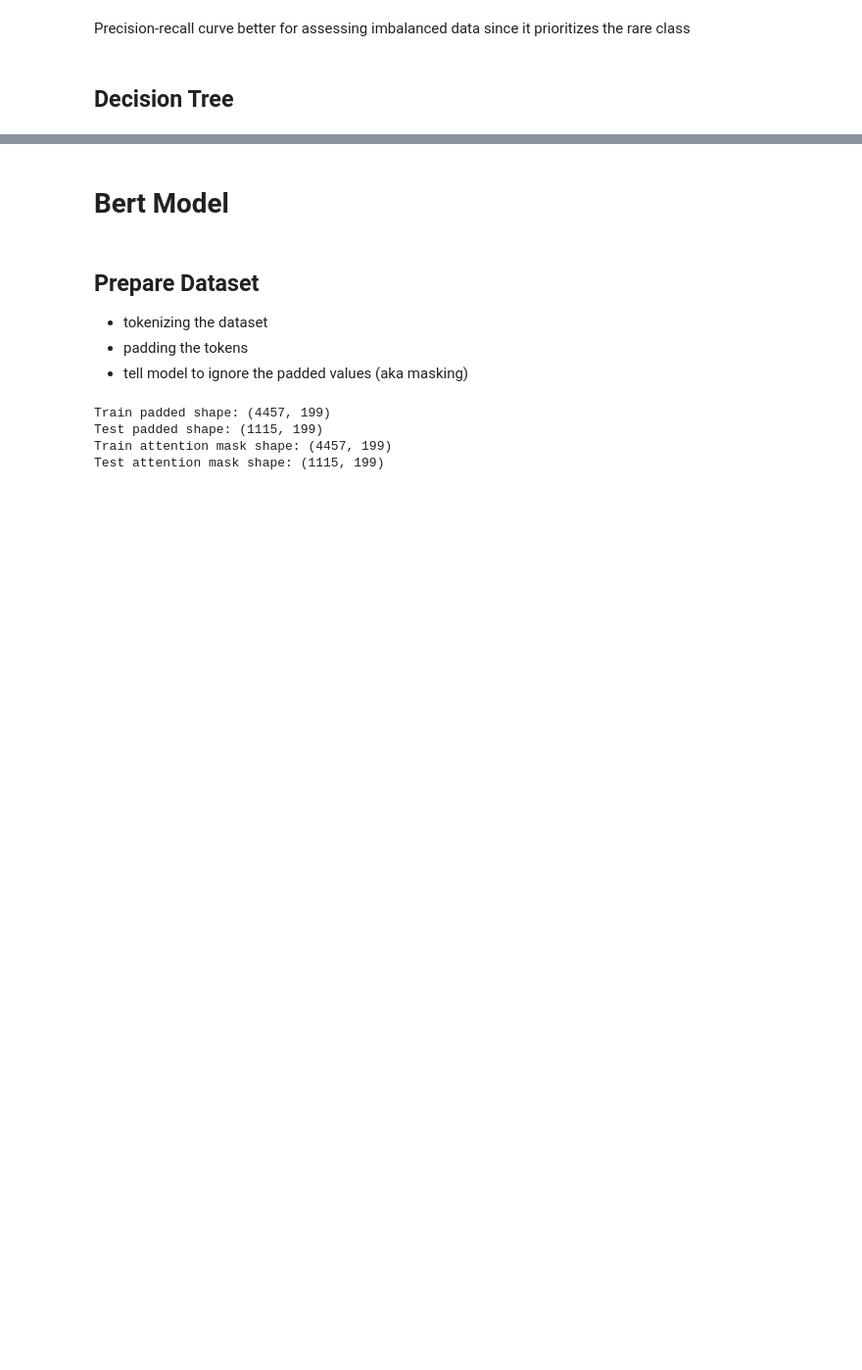
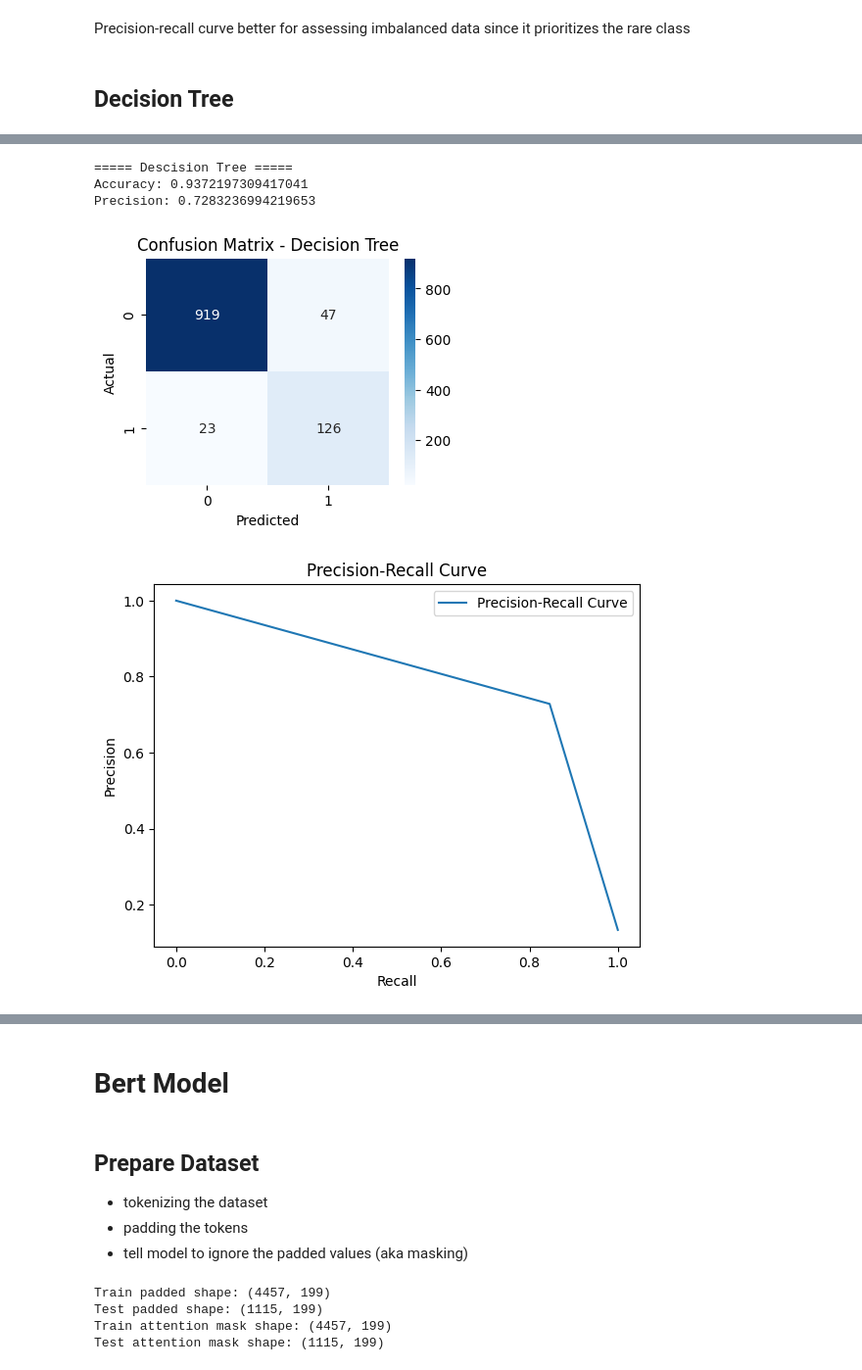
Before and after one commit to ninacunha/BERT-vs-TFIDF-TextClassification, a Jupyter notebook: Final.ipynb, the cells around one changed output, grey strips where cells are left out. Shown at 98% size. Drawn from its saved outputs; the diff is of its cells as text; code cells hidden in the pictures; blank space fills up the shorter version.

```diff
--- a/Final.ipynb
+++ b/Final.ipynb
@@ -313,0 +251,35 @@ Precision: 0.9833333333333333
+# %%
+DescTreeTFIDF = DecisionTreeClassifier(class_weight='balanced', max_depth=10, min_samples_split=5, random_state=42)
+
+DescTreeTFIDF.fit(X_texts_TFIDF_train, y_train)
+y_pred_DescTree = DescTreeTFIDF.predict(X_texts_TFIDF_test)
+
+acc_DescTree = accuracy_score(y_test, y_pred_DescTree)
+prec_DescTree = precision_score(y_test, y_pred_DescTree)
+
+print(f"\n===== Descision Tree =====")
+print("Accuracy:", acc_DescTree)
+print("Precision:", prec_DescTree)
+
+# Heatmap
+cm = confusion_matrix(y_test, y_pred_DescTree)
+plt.figure(figsize=(4, 3))
+sns.heatmap(cm, annot=True, fmt="d", cmap="Blues")
+plt.title(f"Confusion Matrix - Decision Tree")
+plt.xlabel("Predicted")
+plt.ylabel("Actual")
+plt.show()
+
+precision, recall, _ = precision_recall_curve(y_test, y_pred_DescTree)
+plt.plot(recall, precision, label="Precision-Recall Curve")
+plt.xlabel("Recall")
+plt.ylabel("Precision")
+plt.title("Precision-Recall Curve")
+plt.legend()
+plt.show()
+# %% [output]
+===== Descision Tree =====
+Accuracy: 0.9372197309417041
+Precision: 0.7283236994219653
+[figure, added]
+[figure, added]
```
Also changed, not shown: parts of 20 cells of this notebook.
